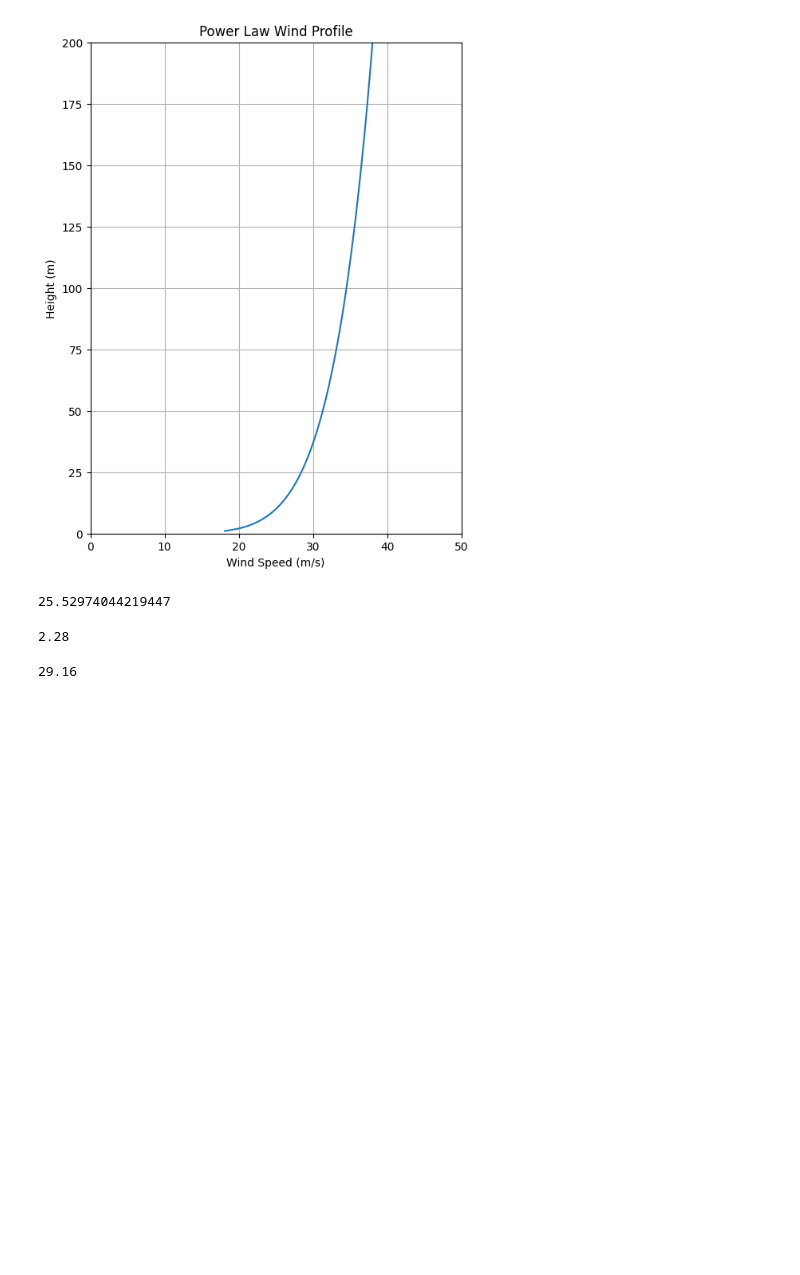
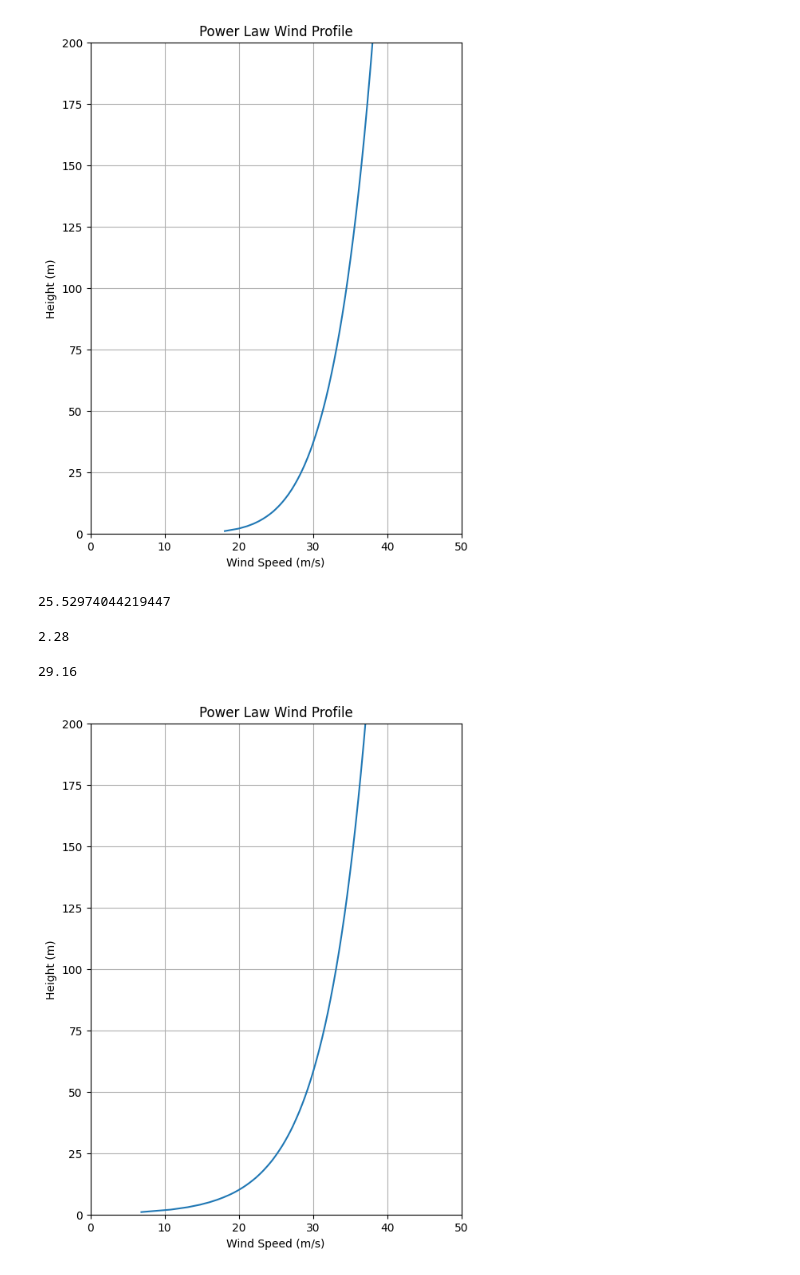
Before and after one commit to anneapen/wind_engg, a Jupyter notebook: wind_engg_calcs.ipynb, the cells around one changed output. Saved outputs shown, nothing was run; the diff lists cells and outputs as text; code cells hidden in the pictures; blank space fills up the shorter version.

Commit message:
Added logarithmic_law_wind_speed_profile()

```diff
--- a/wind_engg_calcs.ipynb
+++ b/wind_engg_calcs.ipynb
@@ -160,3 +160,45 @@ def logarithmic_law_wind_speed(z:float,z_ref:float,V_ref:float,terrain:str)->flo
 logarithmic_law_wind_speed(50,10,20,"suburban")
 # %% [output]
 29.16
+# %%
+def logarithmic_law_wind_speed_profile(z_ref:float,V_ref:float,terrain:str):
+    """
+    Plots the wind speed for the given reference height(z_ref), refernce speed (V_ref) & terrain conditions
+    based on logarithmic law
+    """
+
+    if V_ref <= 0:
+        raise ValueError("Reference wind speed V_ref must be greater than zero.")
+
+    if z_ref <= 0:
+        raise ValueError("Reference height z_ref must be greater than zero.")
+
+    if terrain not in ("open", "suburban", "urban"):
+        raise ValueError("Terrain should be open/suburban/urban .")
+
+    z0={"open":0.03,"suburban":0.3,"urban":1}
+    #Heights
+    z = np.linspace(1, 200, 200)
+    V_friction=friction_velocity(z_ref,V_ref,terrain)
+    k=0.4
+    #Calculating wind speeds
+    Vz=(V_friction/k)*np.log(z/z0[terrain])
+
+    #Plot
+    plt.figure(figsize=(6, 8))
+
+    plt.plot(Vz, z)
+
+    plt.xlabel("Wind Speed (m/s)")
+    plt.ylabel("Height (m)")
+    plt.title("Power Law Wind Profile")
+
+    plt.xlim(0, 50)
+    plt.ylim(0, 200)
+
+    plt.grid()
+    plt.show()
+# %%
+logarithmic_law_wind_speed_profile(10,20,'suburban')
+# %% [output]
+[figure, added]
```
Also changed, not shown: 1 other file.
